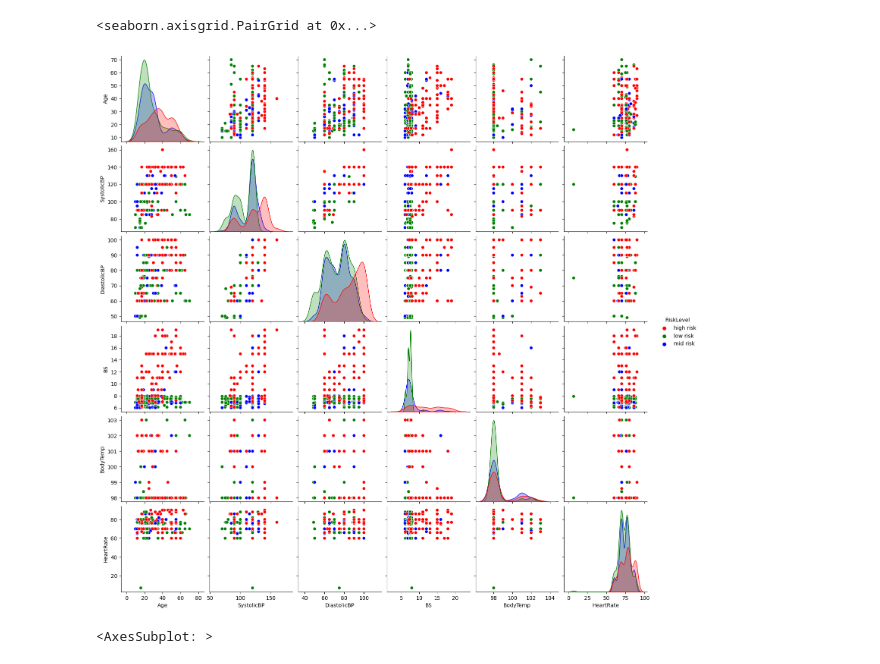
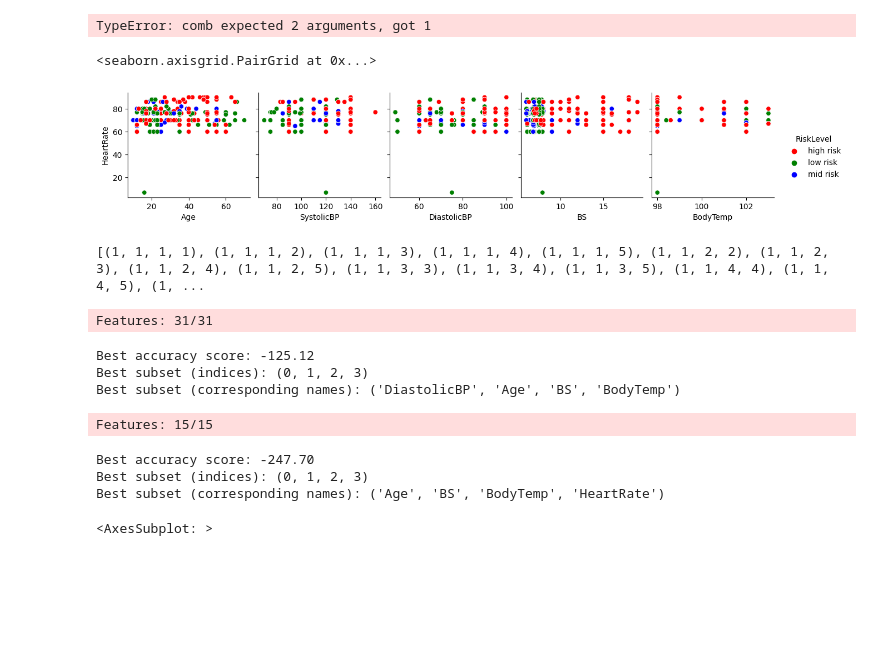
Before and after one commit to ajm1102/uni2, a Jupyter notebook: Big Data and Data Mining/Actual assignment/771762_A22_T2_Assignment_code.ipynb, the cells around one changed output. Drawn from its saved outputs; the diff is of its cells as text; code cells hidden in the pictures; blank space fills up the shorter version.

```diff
--- a/Big Data and Data Mining/Actual assignment/771762_A22_T2_Assignment_code.ipynb
+++ b/Big Data and Data Mining/Actual assignment/771762_A22_T2_Assignment_code.ipynb
@@ -13,6 +13,10 @@ from sklearn.metrics import mean_squared_error, mean_absolute_error
 import numpy as np
 from sklearn.model_selection import KFold
 from mlxtend.feature_selection import ExhaustiveFeatureSelector as EFS
+from math import comb
+comb(6)
+# %% [output]
+TypeError: comb expected 2 arguments, got 1
 # %%
 df = pd.read_csv('mhs_csv.csv')
 risk_color_map = {
@@ -21,10 +25,63 @@ risk_color_map = {
     'low risk': 'green'
 }
 # %%
-sns.pairplot(df, hue='RiskLevel', palette=risk_color_map)
+sns.pairplot(df, hue='RiskLevel', palette=risk_color_map, x_vars=["Age", "SystolicBP", "DiastolicBP", "BS",
+                                          "BodyTemp"],  y_vars=["HeartRate"])
 # %% [output]
 <seaborn.axisgrid.PairGrid at 0x...>
-[figure, old version]
+[figure, new version]
+# %%
+from itertools import combinations_with_replacement
+options = list(range(1, 6))
+print(list(combinations_with_replacement(options, 4)))
+# %% [output]
+[(1, 1, 1, 1), (1, 1, 1, 2), (1, 1, 1, 3), (1, 1, 1, 4), (1, 1, 1, 5), (1, 1, 2, 2), (1, 1, 2, 3), (1, 1, 2, 4), (1, 1, 2, 5), (1, 1, 3, 3), (1, 1, 3, 4), (1, 1, 3, 5), (1, 1, 4, 4), (1, 1, 4, 5), (1, ...
+# %%
+X = df[['DiastolicBP', 'Age', 'BS', 'BodyTemp', 'HeartRate']]
+y = df['SystolicBP']
+
+
+reg = LinearRegression().fit(X, y)
+
+efs1 = EFS(reg,
+           min_features=1,
+           max_features=5,
+           scoring='neg_mean_squared_error',
+           print_progress=True,
+           cv=8)
+efs1 = efs1.fit(X, y)
+
+print('Best accuracy score: %.2f' % efs1.best_score_)
+print('Best subset (indices):', efs1.best_idx_)
+print('Best subset (corresponding names):', efs1.best_feature_names_)
+# %% [output]
+Features: 31/31
+Best accuracy score: -125.12
+Best subset (indices): (0, 1, 2, 3)
+Best subset (corresponding names): ('DiastolicBP', 'Age', 'BS', 'BodyTemp')
+# %%
+X = df[['Age', 'BS', 'BodyTemp', 'HeartRate']]
+y = df['SystolicBP']
+
+
+reg = LinearRegression().fit(X, y)
+
+efs1 = EFS(reg,
+           min_features=1,
+           max_features=4,
+           scoring='neg_mean_squared_error',
+           print_progress=True,
+           cv=8)
+efs1 = efs1.fit(X, y)
+
+print('Best accuracy score: %.2f' % efs1.best_score_)
+print('Best subset (indices):', efs1.best_idx_)
+print('Best subset (corresponding names):', efs1.best_feature_names_)
+# %% [output]
+Features: 15/15
+Best accuracy score: -247.70
+Best subset (indices): (0, 1, 2, 3)
+Best subset (corresponding names): ('Age', 'BS', 'BodyTemp', 'HeartRate')
 # %%
 # D# D
 X = df[['DiastolicBP', 'BS', 'Age']]
```
Also changed, not shown: parts of 2 cells of this notebook, 2 other files.
